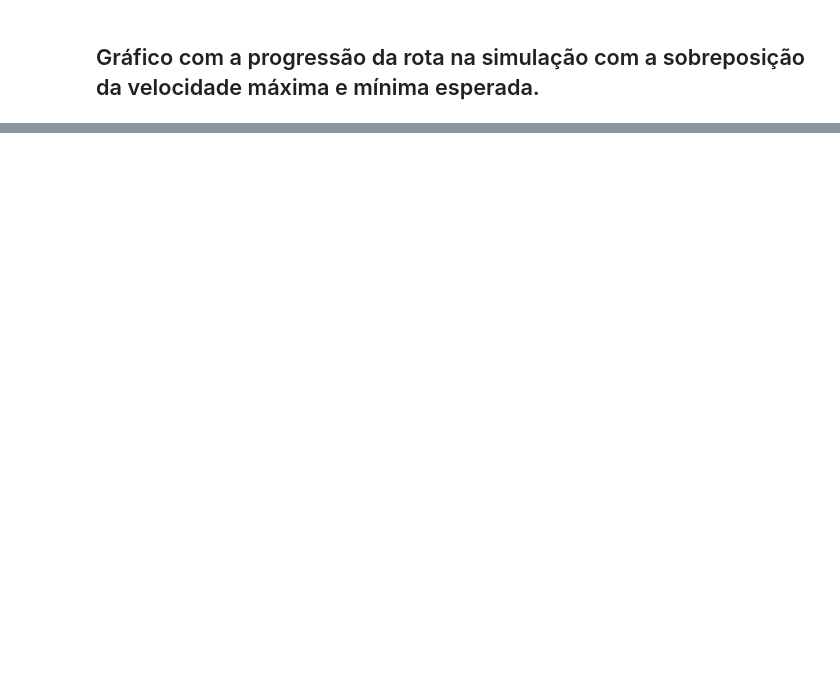
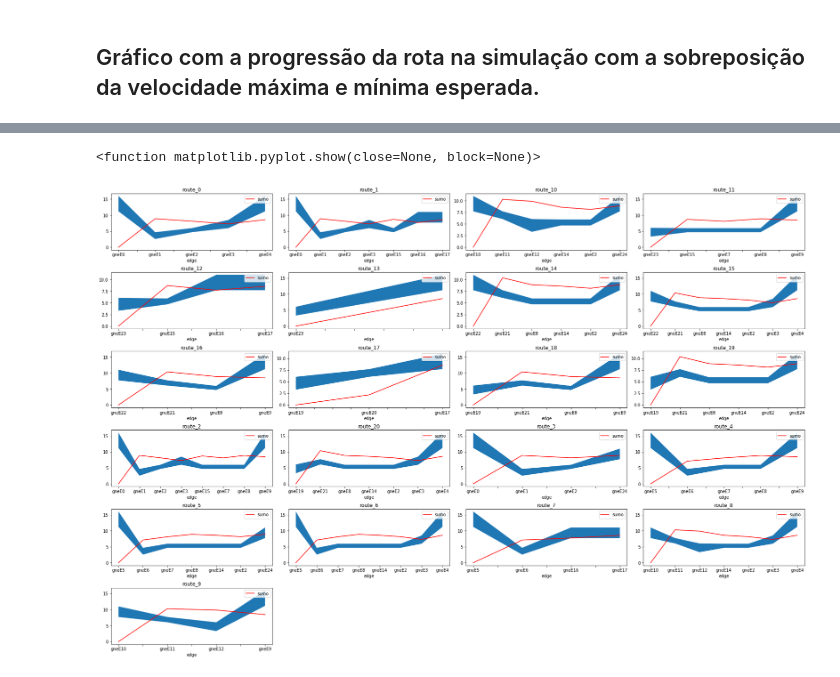
Before and after one commit to jaceguay/pos_big_data_12_artigo, a Jupyter notebook: proposta_b/descricao_malha.ipynb, the cells around one changed output, grey strips where cells are left out. Cells and saved outputs as stored; diff of their text form; code cells hidden in the pictures; blank space fills up the shorter version.

```diff
--- a/proposta_b/descricao_malha.ipynb
+++ b/proposta_b/descricao_malha.ipynb
@@ -125,0 +137,15 @@ dtype: object
+# %%
+fig = plt.figure(figsize=(30, 20))
+fig.subplots_adjust(hspace = .4, wspace=.1)
+
+for idx, rota in enumerate(rotas_det.keys()):
+    rota_plot = pd.DataFrame.from_dict(rotas_det[rota])
+    ax  = fig.add_subplot(6,4,idx+1)
+    rota_plot.plot(x='edge', y='sumo', c='red', ax=ax)
+    plt.title(rota)
+    plt.fill_between(x='edge',y1='vmin',y2='vmax', data=rota_plot)
+
+plt.show
+# %% [output]
+<function matplotlib.pyplot.show(close=None, block=None)>
+[figure, added]
```
Also changed, not shown: parts of 9 cells of this notebook.
